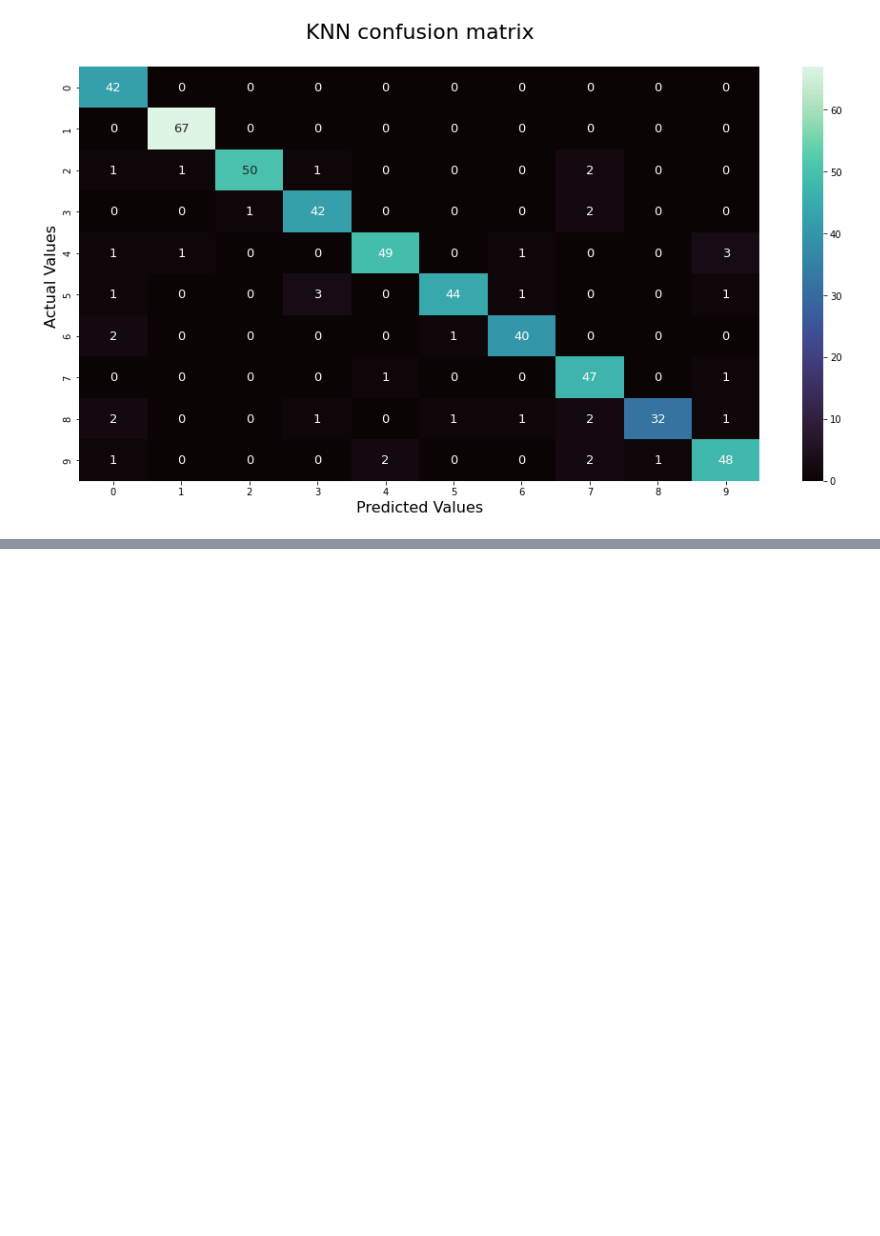
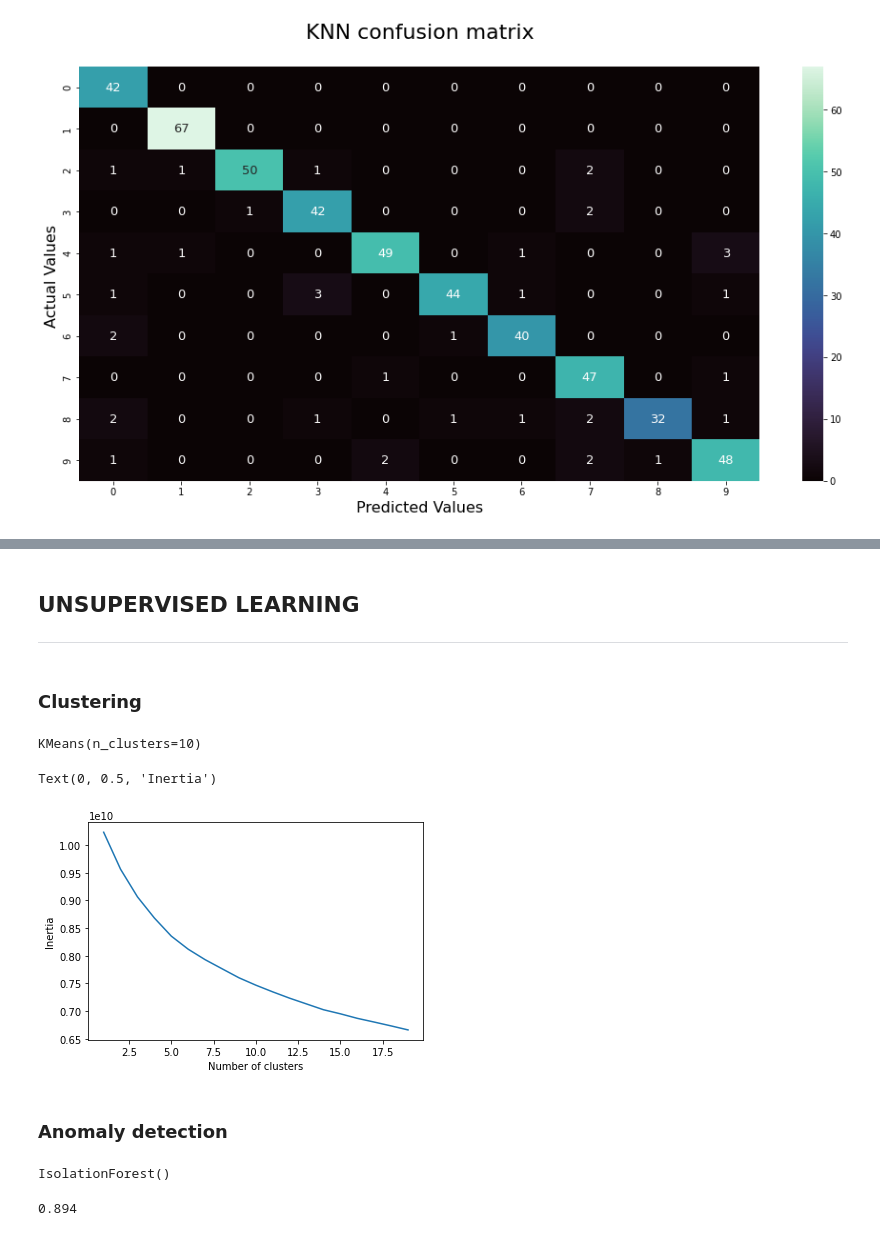
Before and after one commit to alexandre-pinon/zoidberg-2.0, a Jupyter notebook: bootstrap.ipynb, the cells around one changed output, grey strips where cells are left out. Drawn from its saved outputs; the diff is of its cells as text; code cells hidden in the pictures; blank space fills up the shorter version.

Commit message:
Unsupervised Learning

```diff
--- a/bootstrap.ipynb
+++ b/bootstrap.ipynb
@@ -491,0 +492,6 @@ fig.savefig('graphs/KNN_confusion_matrix_percentage.png', facecolor='white')
+# %% [markdown]
+## UNSUPERVISED LEARNING
+
+---
+# %% [markdown]
+### Clustering
@@ -491,0 +503,21 @@ fig.savefig('graphs/KNN_confusion_matrix_percentage.png', facecolor='white')
+# %%
+model = KMeans(n_clusters=10)
+model.fit(X_train)
+# %% [output]
+KMeans(n_clusters=10)
+# %%
+inertia = [KMeans(n_clusters=k).fit(X_train).inertia_ for k in range(1, 20)]
+# %%
+plt.plot(range(1, 20), inertia)
+plt.xlabel('Number of clusters')
+plt.ylabel('Inertia')
+# %% [output]
+Text(0, 0.5, 'Inertia')
+[figure, added]
+# %% [markdown]
+### Anomaly detection
+# %%
+model = IsolationForest()
+model.fit(X_train)
+# %% [output]
+IsolationForest()
@@ -491,0 +530,6 @@ fig.savefig('graphs/KNN_confusion_matrix_percentage.png', facecolor='white')
+# %%
+model = KNeighborsClassifier()
+model.fit(X_train_filtered, y_train_filtered)
+model.score(X_test, y_test)
+# %% [output]
+0.894
```
Also changed, not shown: parts of 10 cells of this notebook, 3 other files.
